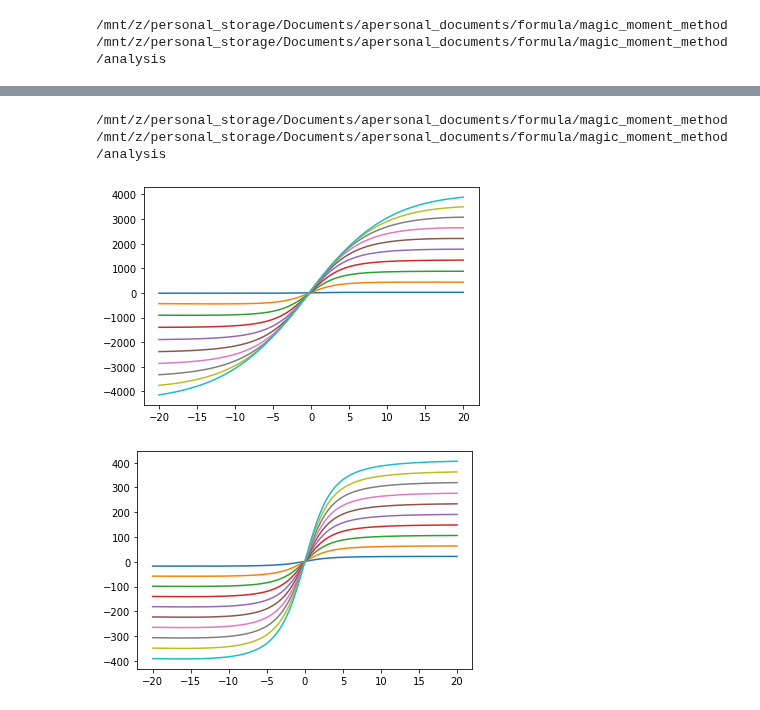
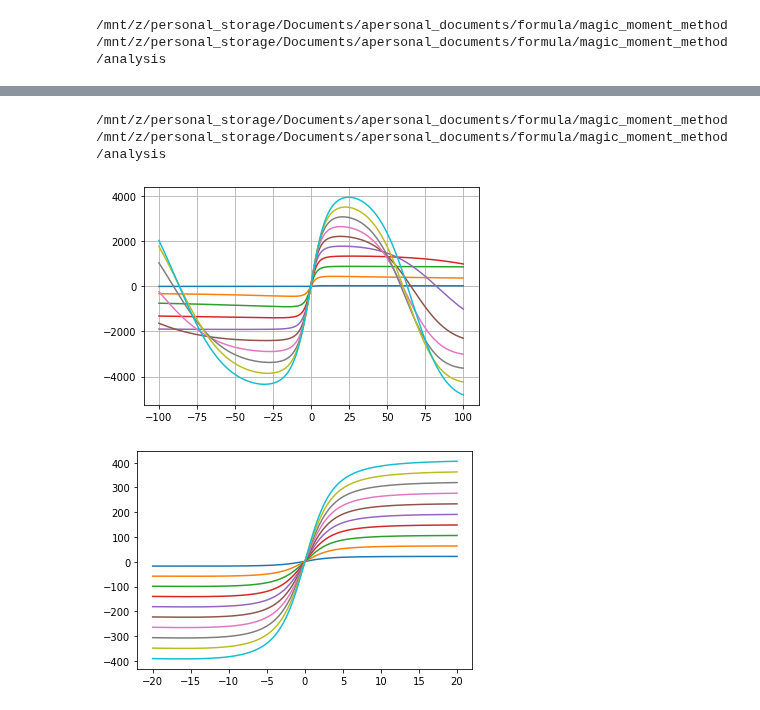
Before and after one commit to LonghornRacingElectric/magic_moment_method, a Jupyter notebook: analysis/MMM_plotter.ipynb, the cells around one changed output, grey strips where cells are left out. Saved outputs shown, nothing was run; the diff lists cells and outputs as text; code cells hidden in the pictures.

```diff
--- a/analysis/MMM_plotter.ipynb
+++ b/analysis/MMM_plotter.ipynb
@@ -262,17 +281,18 @@ plt.show()
 # %%
 %cd ..
 import engine
 import vehicle_params
 %cd analysis/
 vehicle = engine.Vehicle(vehicle_params.EasyDriver())
-slip_angles = np.linspace(-20, 20, 1000)
+slip_angles = np.linspace(-100, 100, 1000)
 for normal_force in np.linspace(10, 2000, 10):
     output_force = [vehicle.suspension.tires.front_right.lateral_pacejka(0, normal_force, y/180*np.pi) for y in slip_angles]
     plt.plot(slip_angles, output_force)
+plt.grid()
 # %% [output]
 /mnt/z/personal_storage/Documents/apersonal_documents/formula/magic_moment_method
 /mnt/z/personal_storage/Documents/apersonal_documents/formula/magic_moment_method/analysis
-[figure, old version]
+[figure, new version]
 # %%
 slip_angles = np.linspace(-20, 20, 1000)
 for normal_force in np.linspace(10, 200, 10):
```
Also changed, not shown: parts of 14 cells of this notebook, 12 other files.
